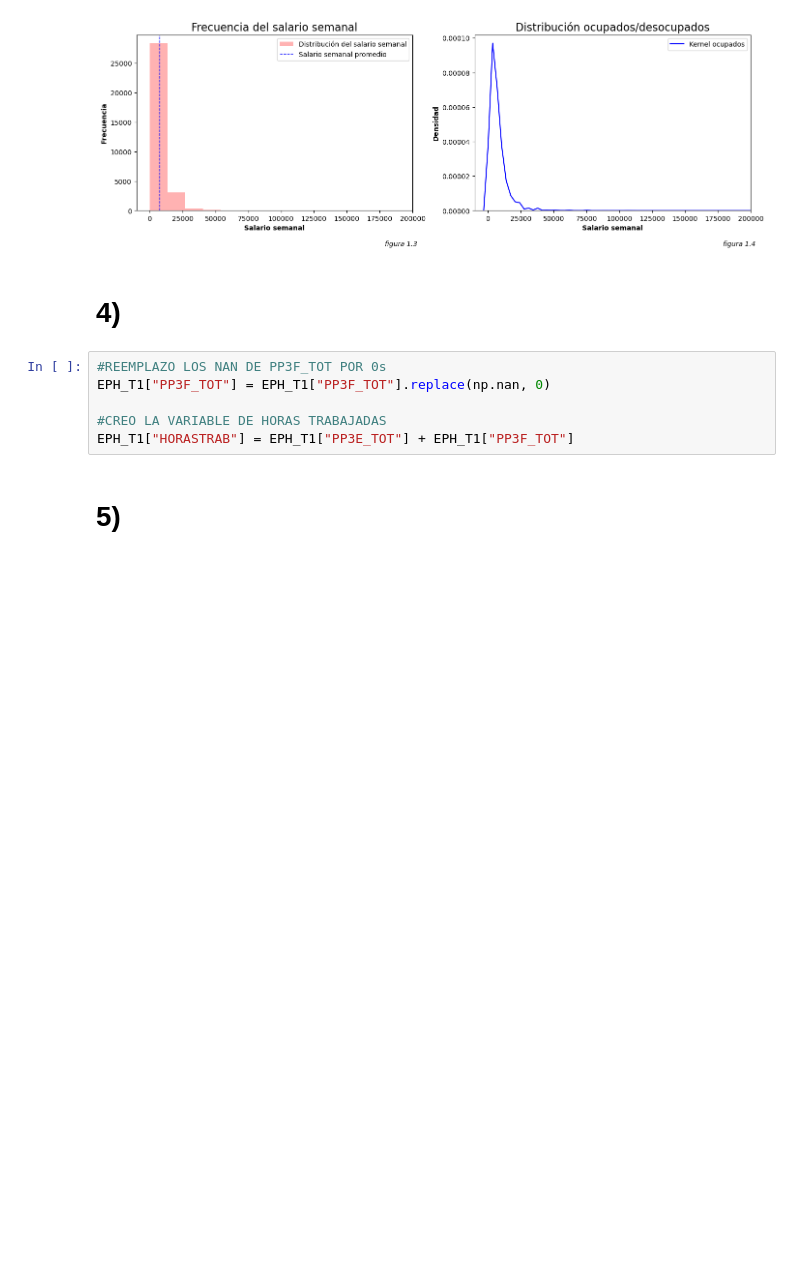
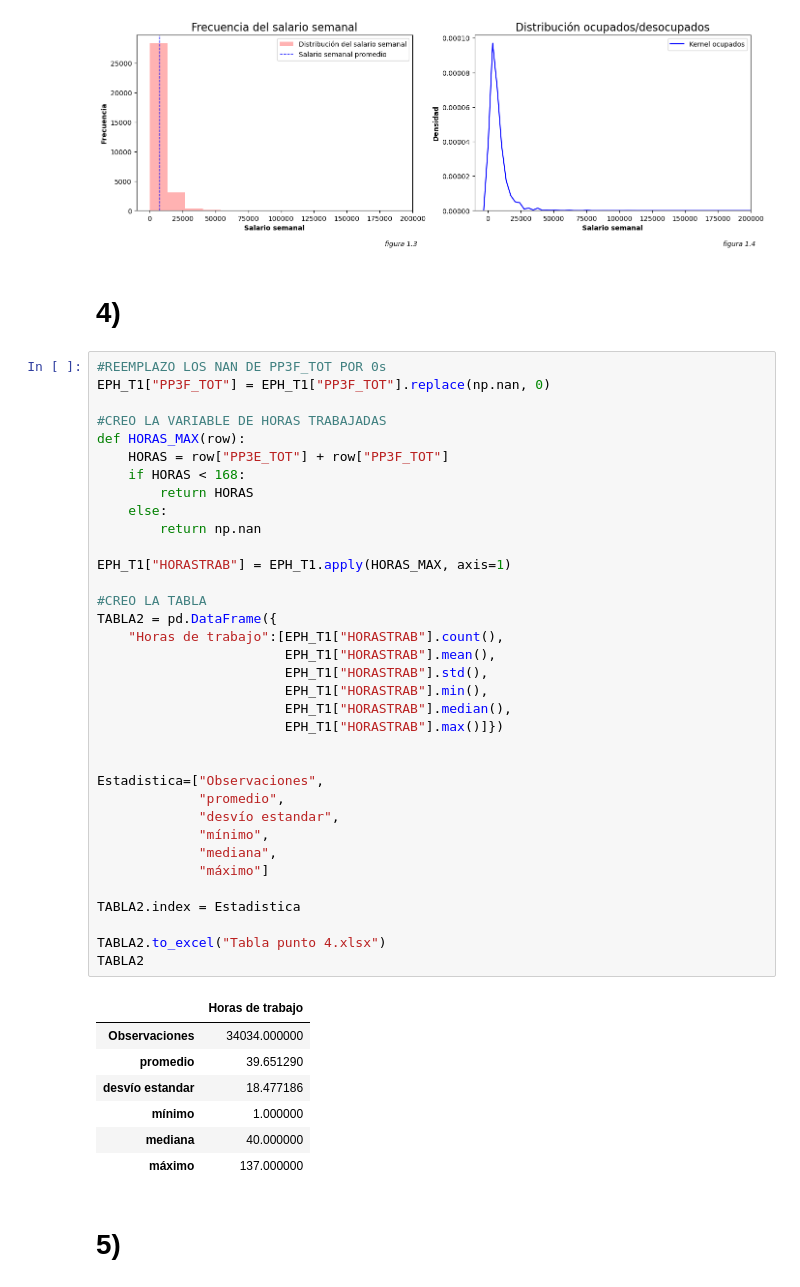
Before and after one commit to PabloPopov/BigDataUBA-Grupo5, a Jupyter notebook: TPs/TP 3/Big_Data_TP3_Grupo5.ipynb, the cells around one changed output. Drawn from its saved outputs; the diff is of its cells as text; blank space fills up the shorter version.

```diff
--- a/TPs/TP 3/Big_Data_TP3_Grupo5.ipynb
+++ b/TPs/TP 3/Big_Data_TP3_Grupo5.ipynb
@@ -825,9 +856,46 @@ plt.show()
 # %%
 #REEMPLAZO LOS NAN DE PP3F_TOT POR 0s
 EPH_T1["PP3F_TOT"] = EPH_T1["PP3F_TOT"].replace(np.nan, 0)
 
 #CREO LA VARIABLE DE HORAS TRABAJADAS
-EPH_T1["HORASTRAB"] = EPH_T1["PP3E_TOT"] + EPH_T1["PP3F_TOT"]
+def HORAS_MAX(row):
+    HORAS = row["PP3E_TOT"] + row["PP3F_TOT"]
+    if HORAS < 168:
+        return HORAS
+    else:
+        return np.nan
+
+EPH_T1["HORASTRAB"] = EPH_T1.apply(HORAS_MAX, axis=1)
+
+#CREO LA TABLA
+TABLA2 = pd.DataFrame({
+    "Horas de trabajo":[EPH_T1["HORASTRAB"].count(),
+                        EPH_T1["HORASTRAB"].mean(),
+                        EPH_T1["HORASTRAB"].std(),
+                        EPH_T1["HORASTRAB"].min(),
+                        EPH_T1["HORASTRAB"].median(),
+                        EPH_T1["HORASTRAB"].max()]})
+
+
+Estadistica=["Observaciones",
+             "promedio",
+             "desvío estandar",
+             "mínimo",
+             "mediana",
+             "máximo"]
+
+TABLA2.index = Estadistica
+
+TABLA2.to_excel("Tabla punto 4.xlsx")
+TABLA2
+# %% [output]
+|  | Horas de trabajo |
+| Observaciones | 34034.000000 |
+| promedio | 39.651290 |
+| desvío estandar | 18.477186 |
+| mínimo | 1.000000 |
+| mediana | 40.000000 |
+| máximo | 137.000000 |
 # %% [markdown]
 # 5)
 # %%
```
Also changed, not shown: parts of 4 cells of this notebook.
